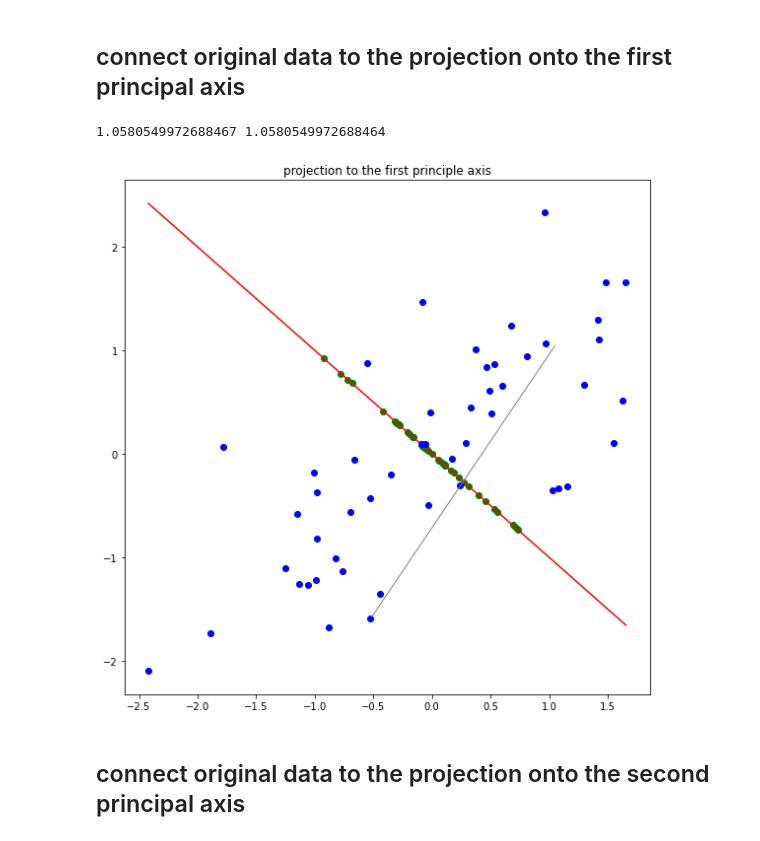
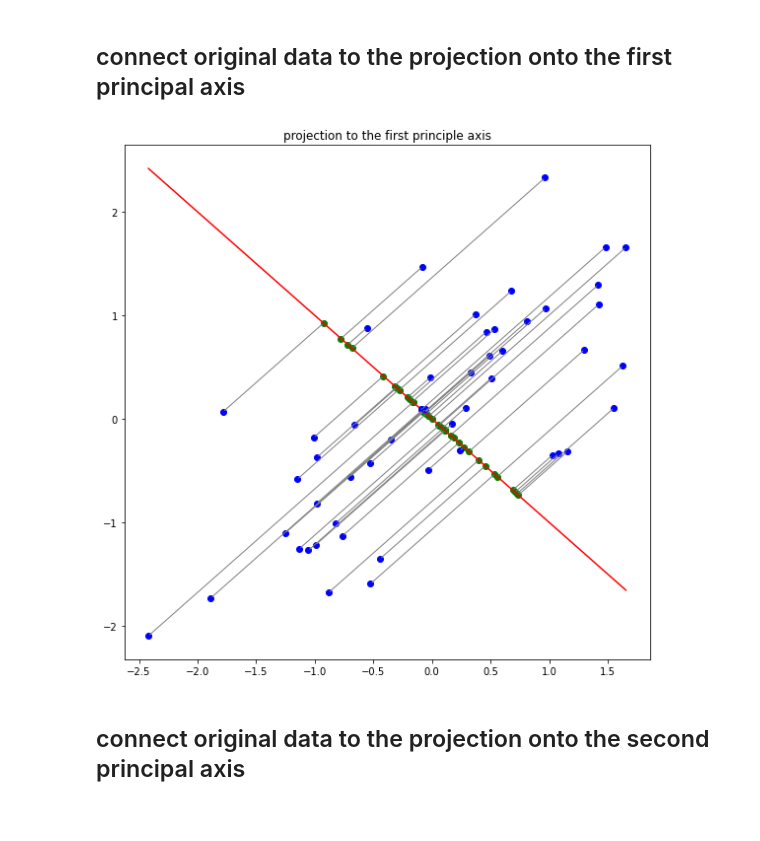
Before and after one commit to math0917/assignment-machine-learning, a Jupyter notebook: 12/assignment_12.ipynb, the cells around one changed output. Drawn from its saved outputs; the diff is of its cells as text; code cells hidden in the pictures.

```diff
--- a/12/assignment_12.ipynb
+++ b/12/assignment_12.ipynb
@@ -173,21 +173,19 @@ plt.show()
 # %%
 plt.figure(figsize=(8,8))
 plt.title('projection to the first principle axis')
 plt.plot(xx1,yy1,'r-')
 proj = compute_projection_onto_line(data,eigen_vector[0])
 plt.scatter(proj.T[0],proj.T[1],color = 'green', marker= 'o')
 plt.plot(Z_x,Z_y,'bo')
-plt.annotate('',xy=(proj[0][0]-Z_x[0],proj[0][1]-Z_y[0]), xytext = (Z_x[0],Z_y[0]), arrowprops = dict(color = 'gray',arrowstyle='-'))
-print(proj[0][0]-Z_x[0],proj[0][1]-Z_y[0])
-"""
+
+
+
 for i in range(len(Z_x)):
+    plt.annotate('',xy=(proj[i][0],proj[i][1]), xytext = (Z_x[i],Z_y[i]), arrowprops = dict(color = 'gray',arrowstyle='-'))
 
-    plt.annotate('',xy=(proj[i][0]-Z_x[i],proj[i][1]-Z_y[i]), xytext = (Z_x[i],Z_y[i]), arrowprops = dict(color = 'gray',arrowstyle='-'))
-"""
 plt.tight_layout()
 plt.show()
 # %% [output]
-1.0580549972688467 1.0580549972688464
-[figure, old version]
+[figure, new version]
 # %% [markdown]
 ## connect original data to the projection onto the second principal axis
```
Also changed, not shown: parts of 2 cells of this notebook.
